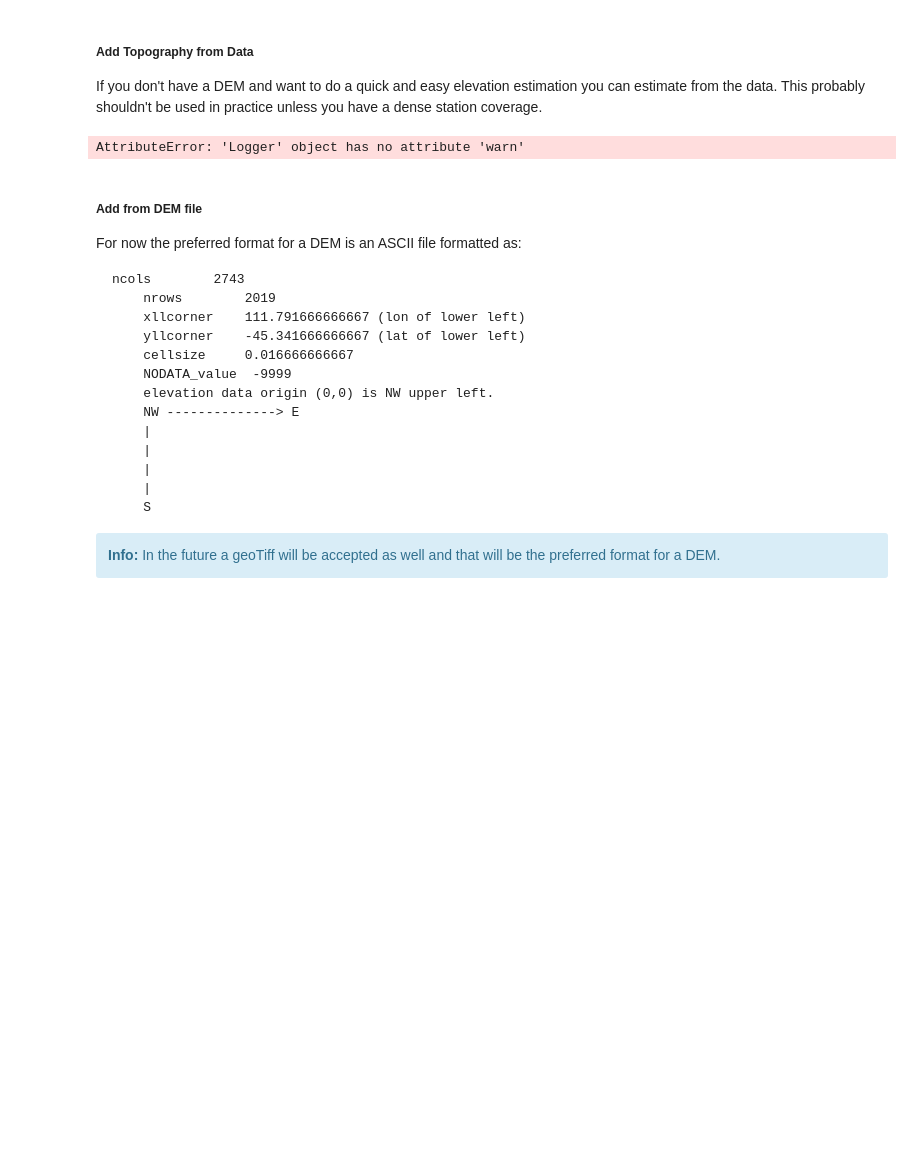
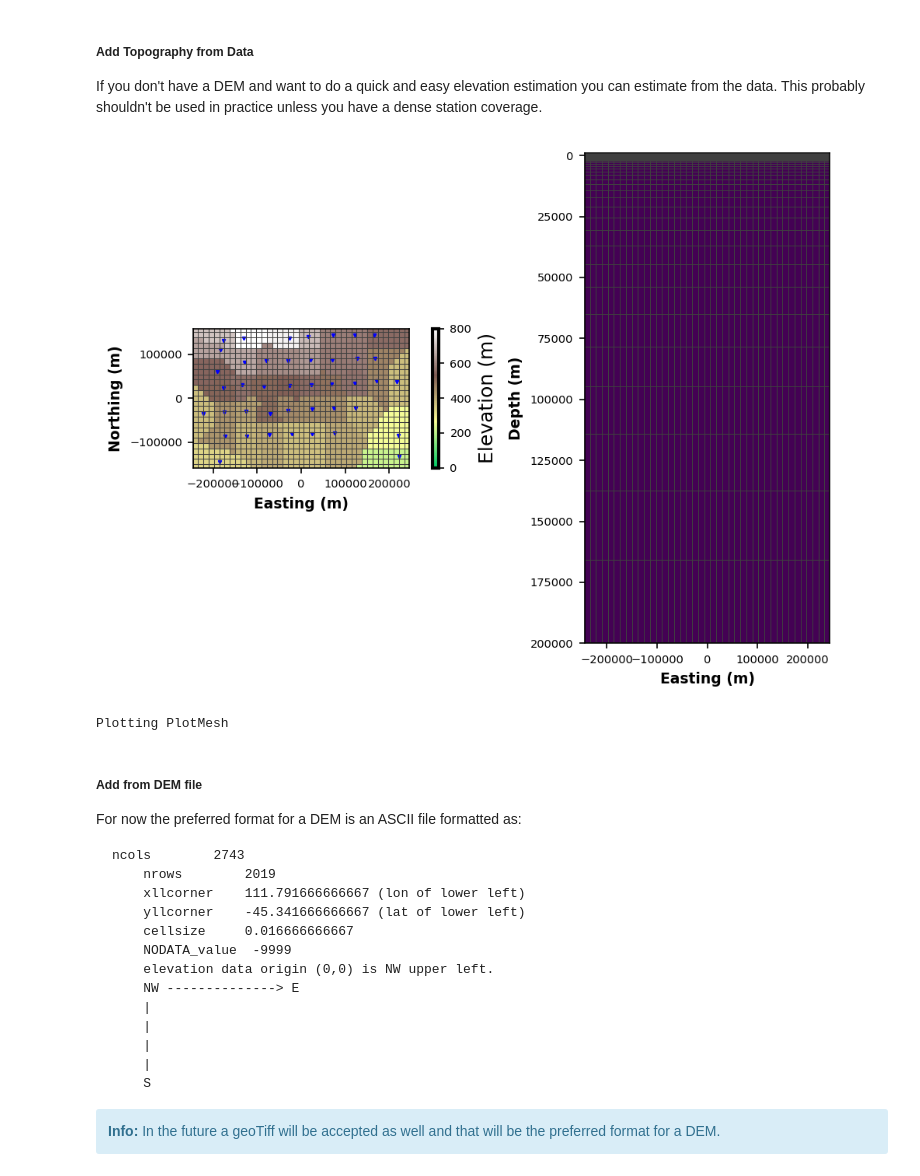
Before and after one commit to kujaku11/mt_examples, a Jupyter notebook: notebooks/mtpy/11_making_modem_inputs.ipynb, the cells around one changed output. Drawn from its saved outputs; the diff is of its cells as text; code cells hidden in the pictures; blank space fills up the shorter version.

```diff
--- a/notebooks/mtpy/11_making_modem_inputs.ipynb
+++ b/notebooks/mtpy/11_making_modem_inputs.ipynb
@@ -325,10 +325,12 @@ For topographically extreme areas it can be useful to include topography into th
 
 If you don't have a DEM and want to do a quick and easy elevation estimation you can estimate from the data.  This probably shouldn't be used in practice unless you have a dense station coverage.
 # %%
+model_mesh.n_air_layers = 15
 model_mesh.add_topography_from_data()
 model_mesh.plot_mesh(fig_num=13)
 # %% [output]
+[figure, added]
-AttributeError: 'Logger' object has no attribute 'warn'
+Plotting PlotMesh
 # %% [markdown]
 ##### Add from DEM file
 
```
Also changed, not shown: parts of 15 cells of this notebook, 3 other files.
